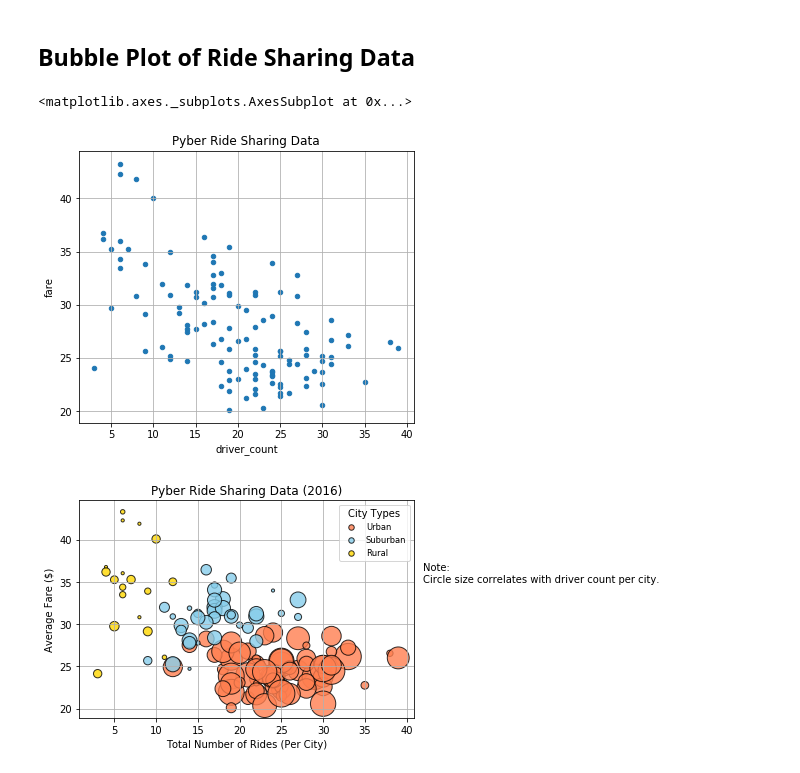
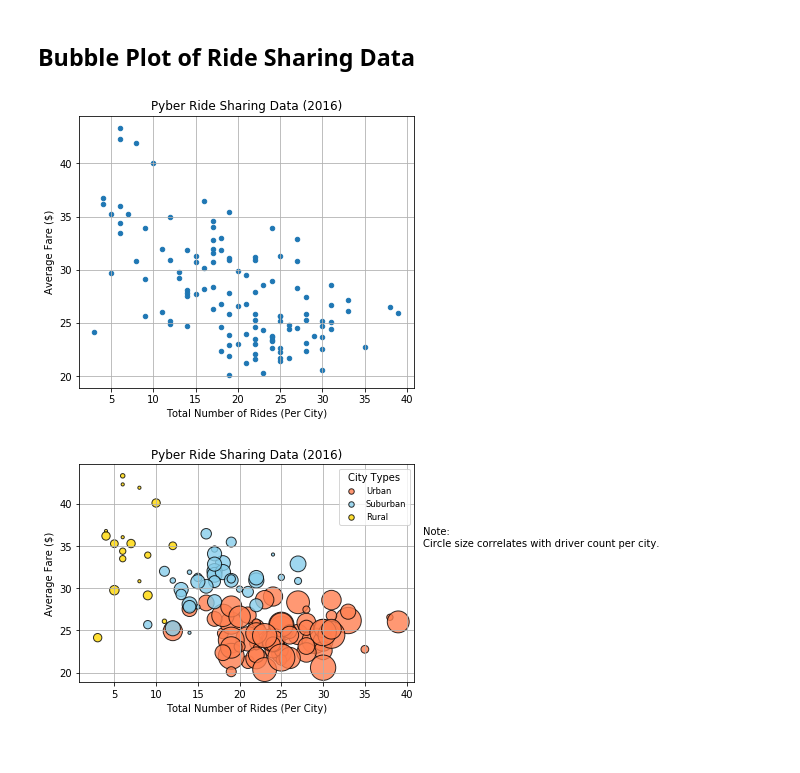
Before and after one commit to chrisram6/Homework_CR, a Jupyter notebook: MatplotlibHW/pyber_starter.ipynb, the cells around one changed output. Drawn from its saved outputs; the diff is of its cells as text; code cells hidden in the pictures.

```diff
--- a/MatplotlibHW/pyber_starter.ipynb
+++ b/MatplotlibHW/pyber_starter.ipynb
@@ -52,21 +52,24 @@ df1.head()
 # %%
 # Obtain the x and y coordinates for each of the three city types
 
 # Build the scatter plots for each city types
 df1.plot(kind="scatter", x="driver_count", y="fare", grid=True, figsize=(6,5),
-              title="Pyber Ride Sharing Data")
+              title="Pyber Ride Sharing Data (2016)")
+plt.xlabel("Total Number of Rides (Per City)")
+plt.ylabel("Average Fare ($)")
+plt.show()
 
 
 # Incorporate the other graph properties
+
 
 # Create a legend
 
 # Incorporate a text label regarding circle size
 
 # Save Figure
 # %% [output]
-<matplotlib.axes._subplots.AxesSubplot at 0x...>
-[figure, old version]
+[figure, new version]
 # %%
 # Show plot
 plt.show()
```
